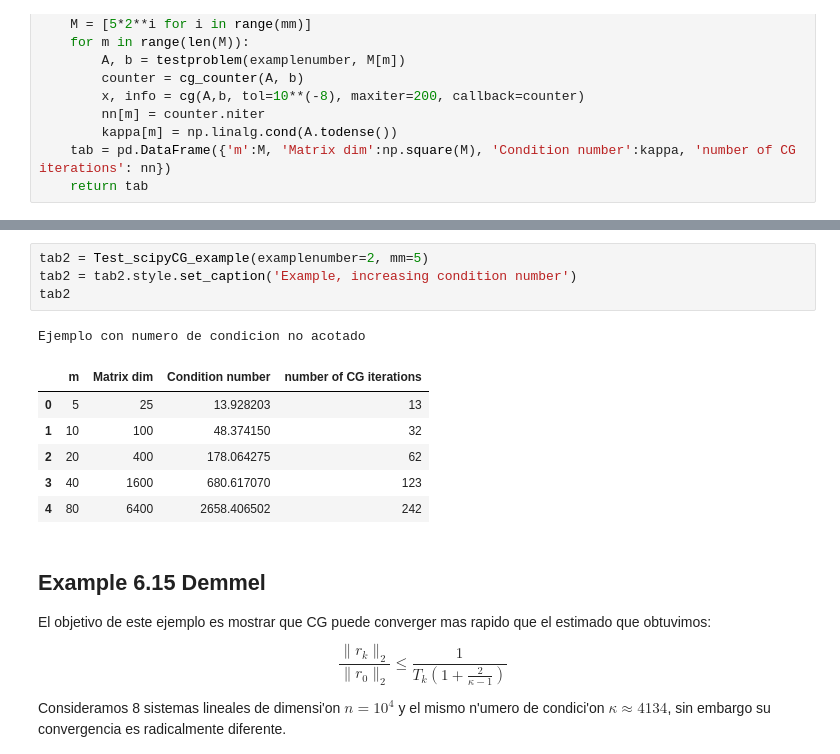
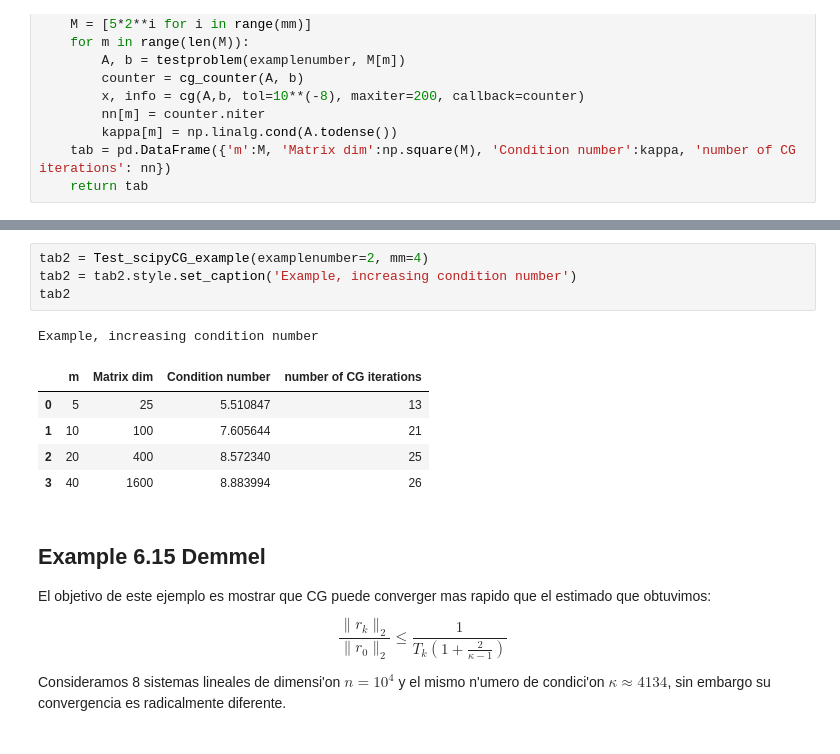
Before and after one commit to ManuelSanchezUribe/IMT2111-ALN, a Jupyter notebook: Clases/Capitulo2_Conjugate_gradient.ipynb, the cells around one changed output, grey strips where cells are left out. Saved outputs shown, nothing was run; the diff lists cells and outputs as text.

```diff
--- a/Clases/Capitulo2_Conjugate_gradient.ipynb
+++ b/Clases/Capitulo2_Conjugate_gradient.ipynb
@@ -637,15 +609,14 @@ tab1
 # %%
-tab2 = Test_scipyCG_example(examplenumber=2, mm=5)
+tab2 = Test_scipyCG_example(examplenumber=2, mm=4)
 tab2 = tab2.style.set_caption('Example, increasing condition number')
 tab2
 # %% [output]
-Ejemplo con numero de condicion no acotado
+Example, increasing condition number
 |  | m | Matrix dim | Condition number | number of CG iterations |
-| 0 | 5 | 25 | 13.928203 | 13 |
-| 1 | 10 | 100 | 48.374150 | 32 |
-| 2 | 20 | 400 | 178.064275 | 62 |
-| 3 | 40 | 1600 | 680.617070 | 123 |
-| 4 | 80 | 6400 | 2658.406502 | 242 |
+| 0 | 5 | 25 | 5.510847 | 13 |
+| 1 | 10 | 100 | 7.605644 | 21 |
+| 2 | 20 | 400 | 8.572340 | 25 |
+| 3 | 40 | 1600 | 8.883994 | 26 |
 # %% [markdown]
 ## Example 6.15 Demmel
 El objetivo de este ejemplo es mostrar que CG puede converger mas rapido que el estimado que obtuvimos:
```
Also changed, not shown: parts of 13 cells of this notebook, 1 other file.
